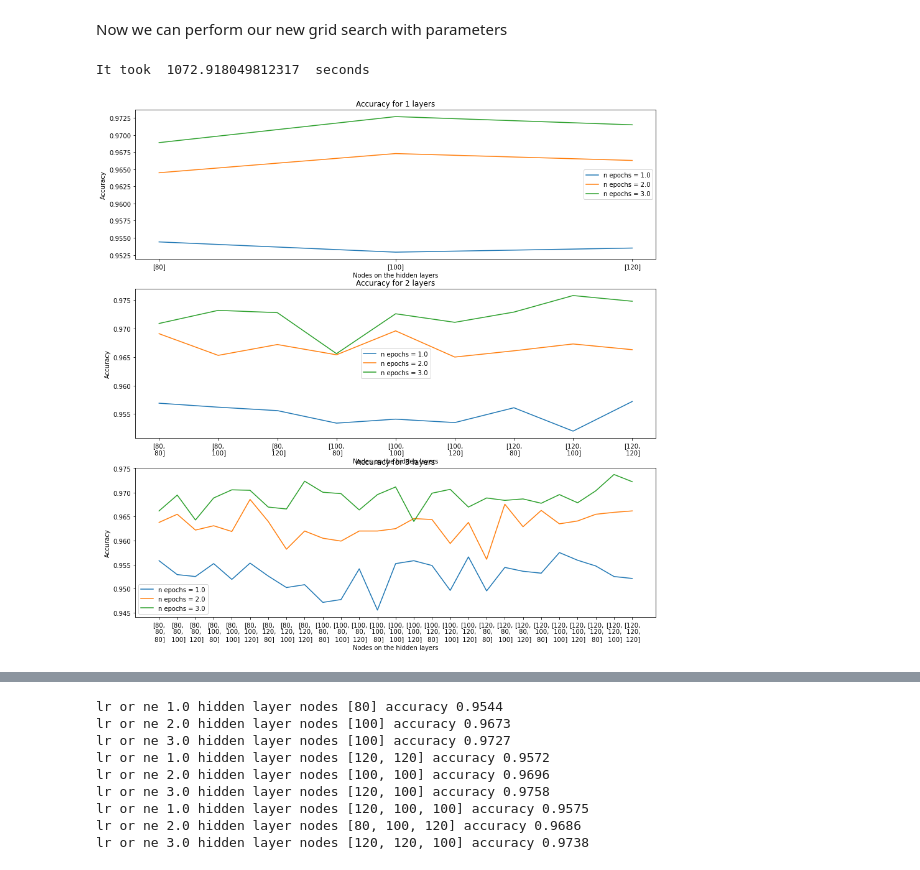
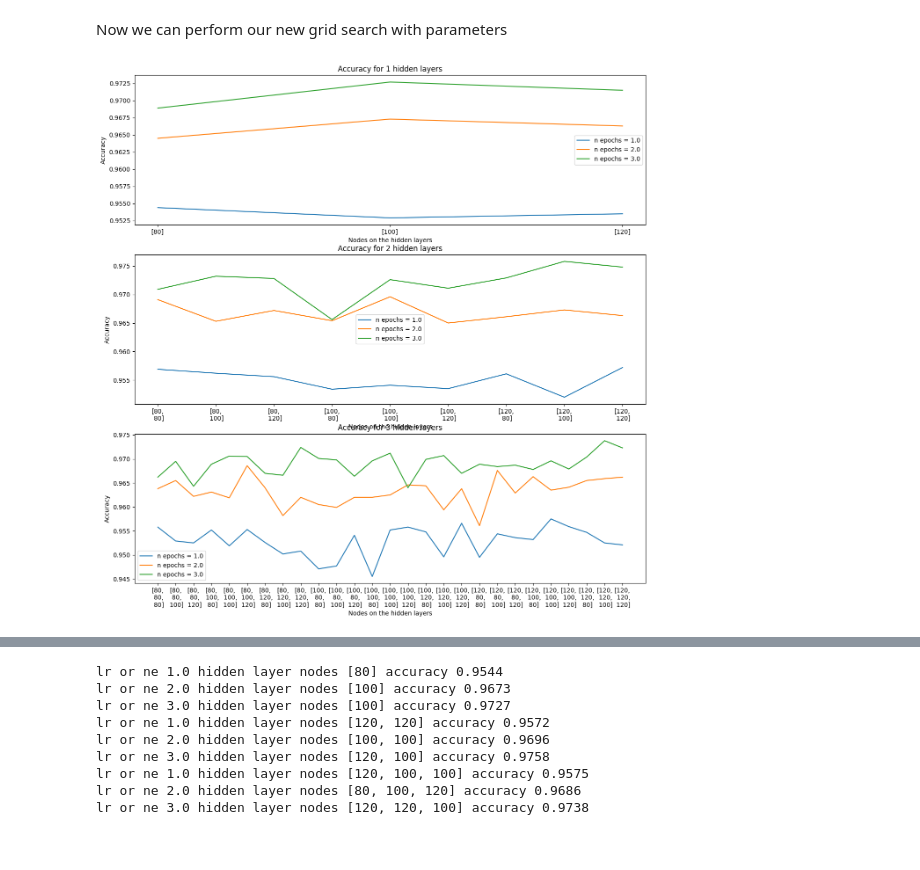
Before and after one commit to Oriol23/Making-a-perceptron-from-scratch, a Jupyter notebook: notebooks/Multi layered perceptron.ipynb, the cells around one changed output, grey strips where cells are left out. Saved outputs shown, nothing was run; the diff lists cells and outputs as text; code cells hidden in the pictures.

```diff
--- a/notebooks/Multi layered perceptron.ipynb
+++ b/notebooks/Multi layered perceptron.ipynb
@@ -535,6 +535,6 @@ parameters = {'Learning_Rate': [0.0001,0.001,0.01,0.1],
 #( sum_nhd (len(nn)^nhd) )* len(nlr)
 #(5^0 + 5^1 + 5^2) * 4 = 124
 # %%
-start = time.time()
-accuracy_dict = Grid_Search(parameters,training_data[0],training_data[1],validation_data[0],validation_data[1])
-print('It took ', time.time()-start, ' seconds')
+#start = time.time()
+#accuracy_dict = Grid_Search(parameters,training_data[0],training_data[1],validation_data[0],validation_data[1])
+#print('It took ', time.time()-start, ' seconds')
@@ -754,6 +736,6 @@ parameters = {'Learning_Rate': [0.001,0.005,0.01,0.05],
 #( sum_nhd (len(nn)^nhd) )* len(nlr)
 #(3^1 + 3^2 + 3^3) * 4 = 156
 # %%
-start = time.time()
-accuracy_dict = Grid_Search(parameters,training_data[0],training_data[1],validation_data[0],validation_data[1])
-print('It took ', time.time()-start, ' seconds')
+#start = time.time()
+#accuracy_dict = Grid_Search(parameters,training_data[0],training_data[1],validation_data[0],validation_data[1])
+#print('It took ', time.time()-start, ' seconds')
@@ -762,6 +742,9 @@ It took  1617.4240837097168  seconds
 # %%
 #import gs_3 for this example
-with open('gs_3.pkl', 'rb') as f:
+
+grid = "gs_3.pkl"
+grid_path = Path.cwd() / "grid_searches" / grid
+with open(grid_path, 'rb') as f:
     accuracy_dict, parameters = pickle.load(f)
 disp_gs_results(accuracy_dict,'lr')
 # %% [output]
@@ -928,18 +911,19 @@ parameters = {'Learning_Rate': 0.01,
 #( sum_nhd (len(nn)^nhd) )* sum(nte)
 #(3^1 + 3^2 + 3^3) * 6 = 234
 # %%
-start = time.time()
-accuracy_dict = Grid_Search_epoch(parameters,training_data[0],training_data[1],validation_data[0],validation_data[1])
-print('It took ', time.time()-start, ' seconds')
+#start = time.time()
+#accuracy_dict = Grid_Search_epoch(parameters,training_data[0],training_data[1],validation_data[0],validation_data[1])
+#print('It took ', time.time()-start, ' seconds')
-# %% [output]
-It took  1072.918049812317  seconds
 # %%
 #gse_1
-with open('gse_1.pkl', 'rb') as f:
+
+grid = "gse_1.pkl"
+grid_path = Path.cwd() / "grid_searches" / grid
+with open(grid_path, 'rb') as f:
     accuracy_dict, parameters = pickle.load(f)
 disp_gs_results(accuracy_dict,'ne')
 # %% [output]
-[figure, old version]
+[figure, new version]
 # %%
 #gse_1
 compare_lr_ne(accuracy_dict,[3,3,3])
```
Also changed, not shown: parts of 19 cells of this notebook, 1 other file.
